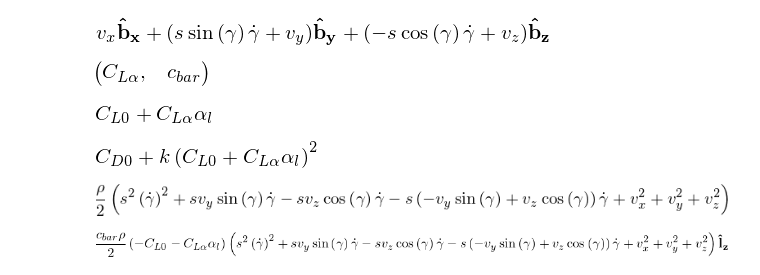
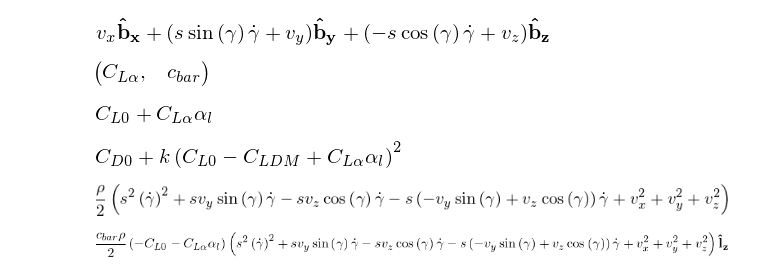
Before and after one commit to jgoppert/PX4-SIL, a Jupyter notebook: Blade Element Flapping.ipynb, the cells around one changed output. Drawn from its saved outputs; the diff is of its cells as text; code cells hidden in the pictures.

```diff
--- a/Blade Element Flapping.ipynb
+++ b/Blade Element Flapping.ipynb
@@ -46,6 +51,7 @@ vel_p.express(frame_b)
 # %%
 CL_alpha = sympy.Symbol('C_L_alpha')
 CD_0 = sympy.Symbol('C_D_0')
+CL_DM = sympy.Symbol('C_L_DM')
 CL_0 = sympy.Symbol('C_L_0')
 c_bar = sympy.Symbol('c_bar')
 CL_alpha, c_bar
@@ -58,10 +64,10 @@ CL
 [figure]
 # %%
 k, rho, S = sympy.symbols('k, rho, S')
-CD = k*CL**2 + CD_0
+CD = k*(CL - CL_DM)**2 + CD_0
 CD
 # %% [output]
-[figure, old version]
+[figure, new version]
 # %%
 q = rho*vel_p.dot(vel_p)/2
 q
```
Also changed, not shown: parts of 23 cells of this notebook.
